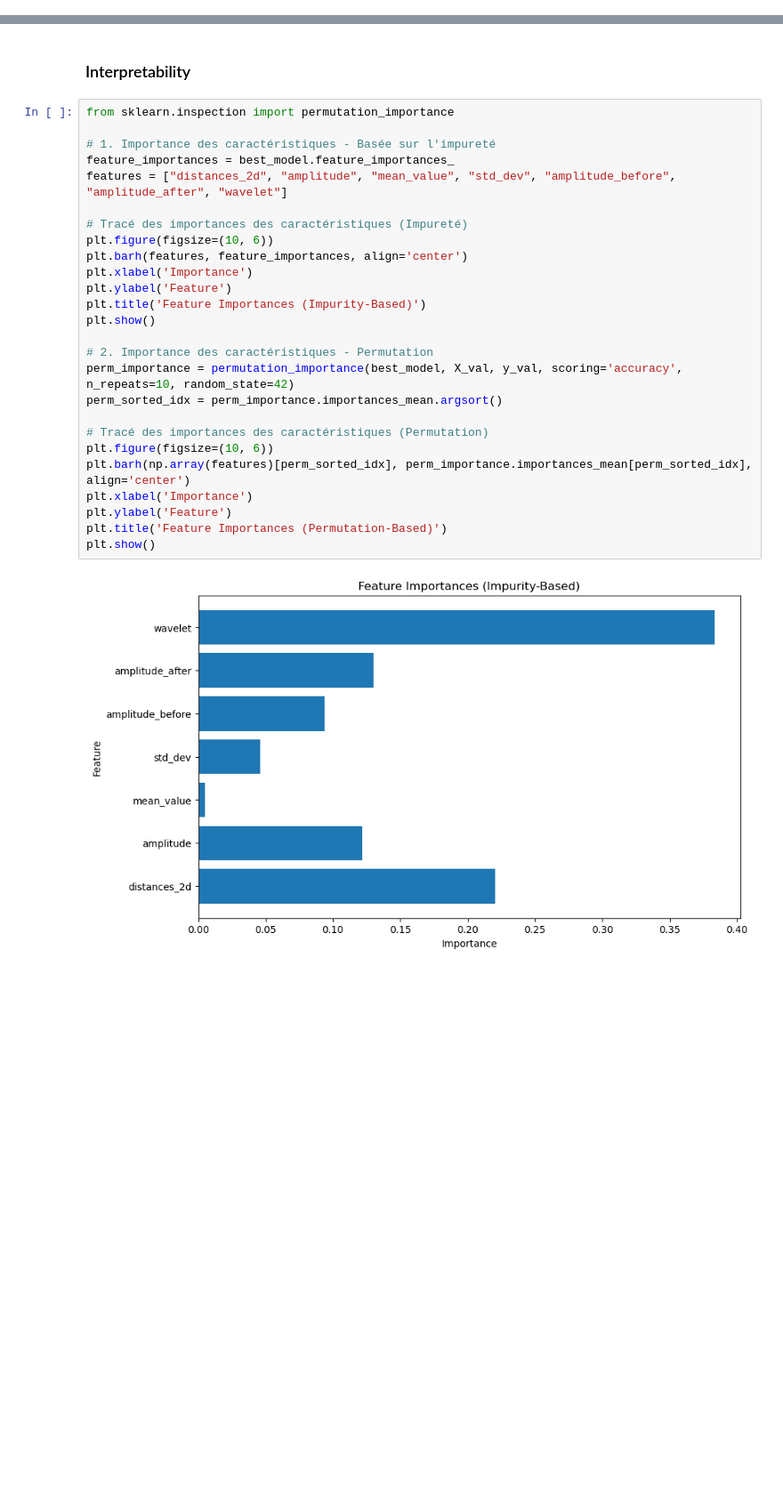
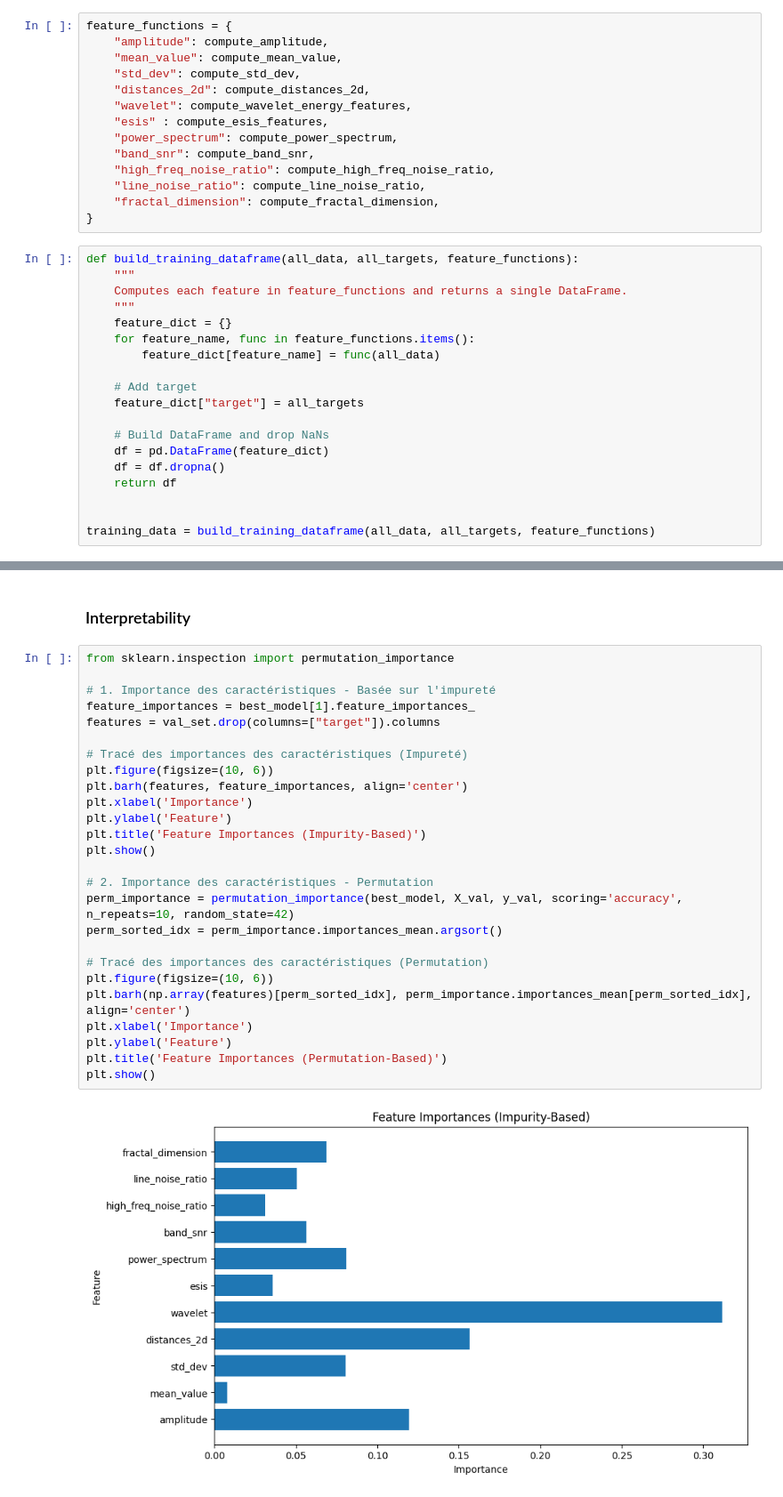
Before and after one commit to Salimgggg/ml-brainwaves, a Jupyter notebook: Modèle_for_submission.ipynb, the cells around one changed output, grey strips where cells are left out. Shown: that part at 89% size. Drawn from its saved outputs; the diff is of its cells as text; blank space fills up the shorter version.

```diff
--- a/Modèle_for_submission.ipynb
+++ b/Modèle_for_submission.ipynb
@@ -180,0 +370,33 @@ Cohen Kappa score on validation set: 0.6272480496014934
+# %%
+feature_functions = {
+    "amplitude": compute_amplitude,
+    "mean_value": compute_mean_value,
+    "std_dev": compute_std_dev,
+    "distances_2d": compute_distances_2d,
+    "wavelet": compute_wavelet_energy_features,
+    "esis" : compute_esis_features,
+    "power_spectrum": compute_power_spectrum,
+    "band_snr": compute_band_snr,
+    "high_freq_noise_ratio": compute_high_freq_noise_ratio,
+    "line_noise_ratio": compute_line_noise_ratio,
+    "fractal_dimension": compute_fractal_dimension,
+}
+# %%
+def build_training_dataframe(all_data, all_targets, feature_functions):
+    """
+    Computes each feature in feature_functions and returns a single DataFrame.
+    """
+    feature_dict = {}
+    for feature_name, func in feature_functions.items():
+        feature_dict[feature_name] = func(all_data)
+
+    # Add target
+    feature_dict["target"] = all_targets
+
+    # Build DataFrame and drop NaNs
+    df = pd.DataFrame(feature_dict)
+    df = df.dropna()
+    return df
+
+
+training_data = build_training_dataframe(all_data, all_targets, feature_functions)
@@ -183,28 +595,28 @@ Cohen Kappa score on validation set: 0.6272480496014934
 # %%
 from sklearn.inspection import permutation_importance
 
 # 1. Importance des caractéristiques - Basée sur l'impureté
-feature_importances = best_model.feature_importances_
-features = ["distances_2d", "amplitude", "mean_value", "std_dev", "amplitude_before", "amplitude_after", "wavelet"]
+feature_importances = best_model[1].feature_importances_
+features = val_set.drop(columns=["target"]).columns
 
 # Tracé des importances des caractéristiques (Impureté)
 plt.figure(figsize=(10, 6))
 plt.barh(features, feature_importances, align='center')
 plt.xlabel('Importance')
 plt.ylabel('Feature')
 plt.title('Feature Importances (Impurity-Based)')
 plt.show()
 
 # 2. Importance des caractéristiques - Permutation
 perm_importance = permutation_importance(best_model, X_val, y_val, scoring='accuracy', n_repeats=10, random_state=42)
 perm_sorted_idx = perm_importance.importances_mean.argsort()
 
 # Tracé des importances des caractéristiques (Permutation)
 plt.figure(figsize=(10, 6))
 plt.barh(np.array(features)[perm_sorted_idx], perm_importance.importances_mean[perm_sorted_idx], align='center')
 plt.xlabel('Importance')
 plt.ylabel('Feature')
 plt.title('Feature Importances (Permutation-Based)')
 plt.show()
 # %% [output]
-[figure, old version]
+[figure, new version]
```
Also changed, not shown: parts of 26 cells of this notebook.
